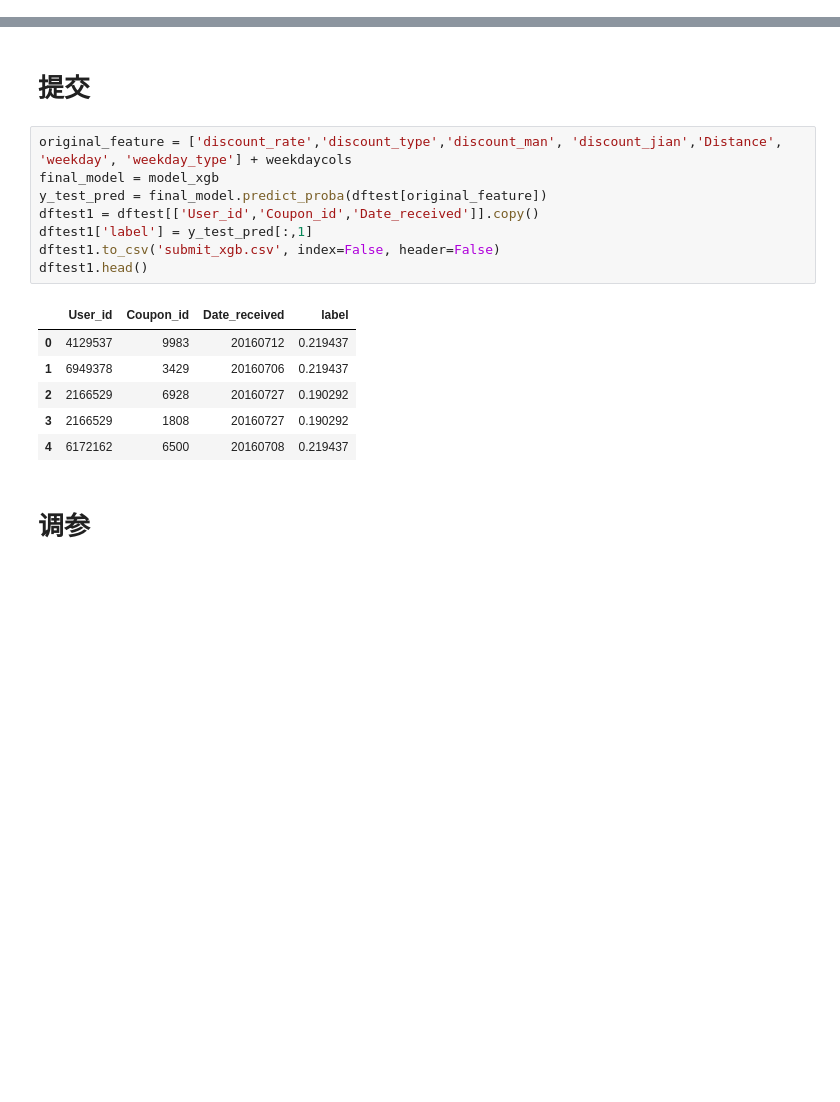
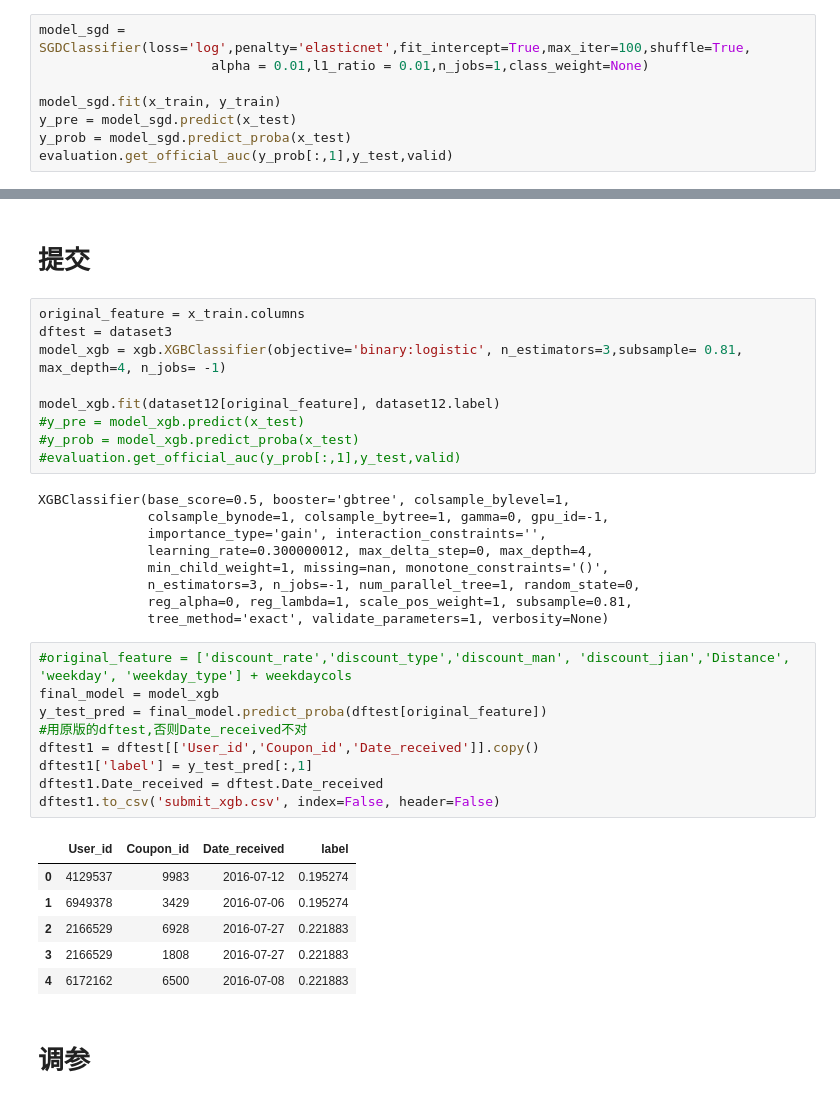
Before and after one commit to shaolei-zuo/myproject, a Jupyter notebook: mcomp/tc_o2o/模型与分数.ipynb, the cells around one changed output, grey strips where cells are left out. Drawn from its saved outputs; the diff is of its cells as text; blank space fills up the shorter version.

```diff
--- a/mcomp/tc_o2o/模型与分数.ipynb
+++ b/mcomp/tc_o2o/模型与分数.ipynb
@@ -25,0 +96,8 @@ ValueError: too many values to unpack (expected 2)
+# %%
+model_sgd = SGDClassifier(loss='log',penalty='elasticnet',fit_intercept=True,max_iter=100,shuffle=True,
+                      alpha = 0.01,l1_ratio = 0.01,n_jobs=1,class_weight=None)
+
+model_sgd.fit(x_train, y_train)
+y_pre = model_sgd.predict(x_test)
+y_prob = model_sgd.predict_proba(x_test)
+evaluation.get_official_auc(y_prob[:,1],y_test,valid)
@@ -49,20 +129,39 @@ evaluation.get_official_auc(y_prob[:,1],y_test,valid)
 # %% [markdown]
 # 提交
+# %%
+original_feature = x_train.columns
+dftest = dataset3
+model_xgb = xgb.XGBClassifier(objective='binary:logistic', n_estimators=3,subsample= 0.81, max_depth=4, n_jobs= -1)
+
+model_xgb.fit(dataset12[original_feature], dataset12.label)
+#y_pre = model_xgb.predict(x_test)
+#y_prob = model_xgb.predict_proba(x_test)
+#evaluation.get_official_auc(y_prob[:,1],y_test,valid)
+# %% [output]
+XGBClassifier(base_score=0.5, booster='gbtree', colsample_bylevel=1,
+              colsample_bynode=1, colsample_bytree=1, gamma=0, gpu_id=-1,
+              importance_type='gain', interaction_constraints='',
+              learning_rate=0.300000012, max_delta_step=0, max_depth=4,
+              min_child_weight=1, missing=nan, monotone_constraints='()',
+              n_estimators=3, n_jobs=-1, num_parallel_tree=1, random_state=0,
+              reg_alpha=0, reg_lambda=1, scale_pos_weight=1, subsample=0.81,
+              tree_method='exact', validate_parameters=1, verbosity=None)
 # %%
-original_feature = ['discount_rate','discount_type','discount_man', 'discount_jian','Distance', 'weekday', 'weekday_type'] + weekdaycols
+#original_feature = ['discount_rate','discount_type','discount_man', 'discount_jian','Distance', 'weekday', 'weekday_type'] + weekdaycols
 final_model = model_xgb
 y_test_pred = final_model.predict_proba(dftest[original_feature])
+#用原版的dftest,否则Date_received不对
 dftest1 = dftest[['User_id','Coupon_id','Date_received']].copy()
 dftest1['label'] = y_test_pred[:,1]
+dftest1.Date_received = dftest.Date_received
 dftest1.to_csv('submit_xgb.csv', index=False, header=False)
-dftest1.head()
 # %% [output]
 |  | User_id | Coupon_id | Date_received | label |
-| 0 | 4129537 | 9983 | 20160712 | 0.219437 |
-| 1 | 6949378 | 3429 | 20160706 | 0.219437 |
-| 2 | 2166529 | 6928 | 20160727 | 0.190292 |
-| 3 | 2166529 | 1808 | 20160727 | 0.190292 |
-| 4 | 6172162 | 6500 | 20160708 | 0.219437 |
+| 0 | 4129537 | 9983 | 2016-07-12 | 0.195274 |
+| 1 | 6949378 | 3429 | 2016-07-06 | 0.195274 |
+| 2 | 2166529 | 6928 | 2016-07-27 | 0.221883 |
+| 3 | 2166529 | 1808 | 2016-07-27 | 0.221883 |
+| 4 | 6172162 | 6500 | 2016-07-08 | 0.221883 |
 # %% [markdown]
 # 调参
 # %%
```
Also changed, not shown: parts of 10 cells of this notebook, 7 other files.
